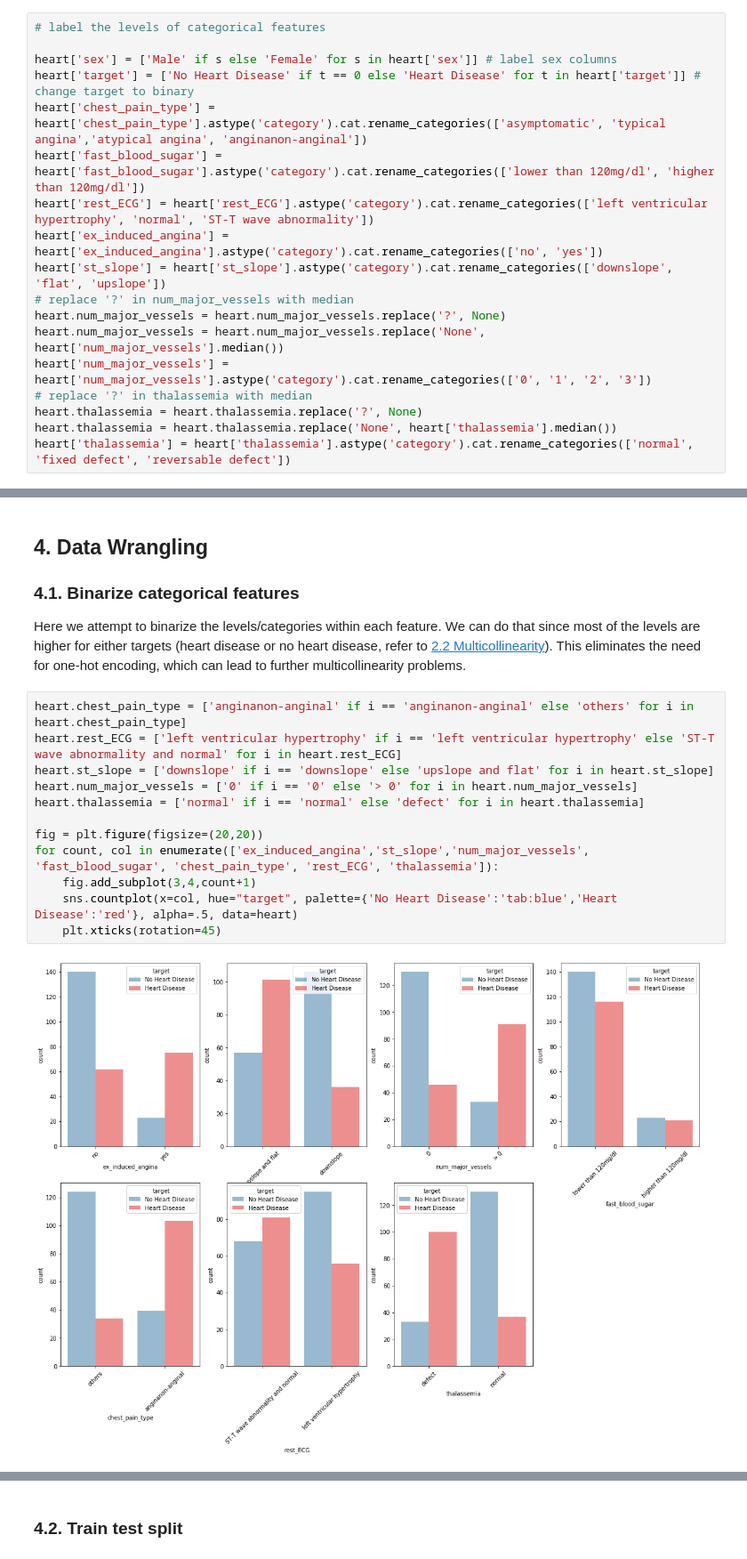
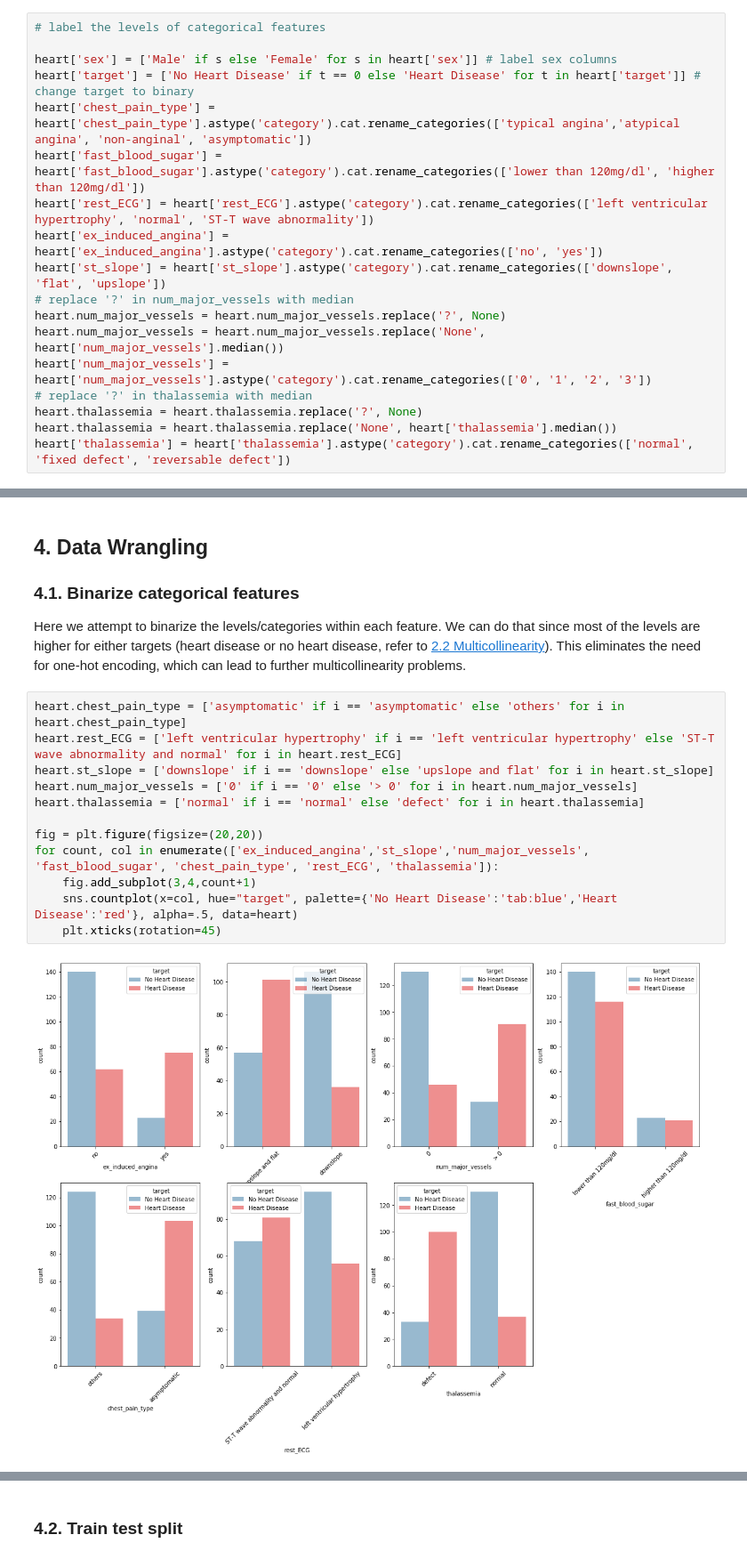
Before and after one commit to teyang-lau/Heart_Disease_Prediction, a Jupyter notebook: heart_disease_prediction.ipynb, the cells around one changed output, grey strips where cells are left out. Shown at 89% size. Drawn from its saved outputs; the diff is of its cells as text.

```diff
--- a/heart_disease_prediction.ipynb
+++ b/heart_disease_prediction.ipynb
@@ -186,7 +178,7 @@ heart.columns = ['age', 'sex', 'chest_pain_type', 'rest_BP', 'cholesterol', 'fas
 
 heart['sex'] = ['Male' if s else 'Female' for s in heart['sex']] # label sex columns
 heart['target'] = ['No Heart Disease' if t == 0 else 'Heart Disease' for t in heart['target']] # change target to binary
-heart['chest_pain_type'] = heart['chest_pain_type'].astype('category').cat.rename_categories(['asymptomatic', 'typical angina','atypical angina', 'anginanon-anginal'])
+heart['chest_pain_type'] = heart['chest_pain_type'].astype('category').cat.rename_categories(['typical angina','atypical angina', 'non-anginal', 'asymptomatic'])
 heart['fast_blood_sugar'] = heart['fast_blood_sugar'].astype('category').cat.rename_categories(['lower than 120mg/dl', 'higher than 120mg/dl'])
 heart['rest_ECG'] = heart['rest_ECG'].astype('category').cat.rename_categories(['left ventricular hypertrophy', 'normal', 'ST-T wave abnormality'])
 heart['ex_induced_angina'] = heart['ex_induced_angina'].astype('category').cat.rename_categories(['no', 'yes'])
@@ -445,19 +421,19 @@ heart
 
 Here we attempt to binarize the levels/categories within each feature. We can do that since most of the levels are higher for either targets (heart disease or no heart disease, refer to [2.2 Multicollinearity](#Multicollinearity)). This eliminates the need for one-hot encoding, which can lead to further multicollinearity problems.
 # %%
-heart.chest_pain_type = ['anginanon-anginal' if i == 'anginanon-anginal' else 'others' for i in heart.chest_pain_type]
+heart.chest_pain_type = ['asymptomatic' if i == 'asymptomatic' else 'others' for i in heart.chest_pain_type]
 heart.rest_ECG = ['left ventricular hypertrophy' if i == 'left ventricular hypertrophy' else 'ST-T wave abnormality and normal' for i in heart.rest_ECG]
 heart.st_slope = ['downslope' if i == 'downslope' else 'upslope and flat' for i in heart.st_slope]
 heart.num_major_vessels = ['0' if i == '0' else '> 0' for i in heart.num_major_vessels]
 heart.thalassemia = ['normal' if i == 'normal' else 'defect' for i in heart.thalassemia]
 
 fig = plt.figure(figsize=(20,20))
 for count, col in enumerate(['ex_induced_angina','st_slope','num_major_vessels', 'fast_blood_sugar', 'chest_pain_type', 'rest_ECG', 'thalassemia']):
     fig.add_subplot(3,4,count+1)
     sns.countplot(x=col, hue="target", palette={'No Heart Disease':'tab:blue','Heart Disease':'red'}, alpha=.5, data=heart)
     plt.xticks(rotation=45)
 # %% [output]
-[figure, old version]
+[figure, new version]
 # %%
 heart.head()
 # %% [output]
```
Also changed, not shown: parts of 24 cells of this notebook, 2 other files.
